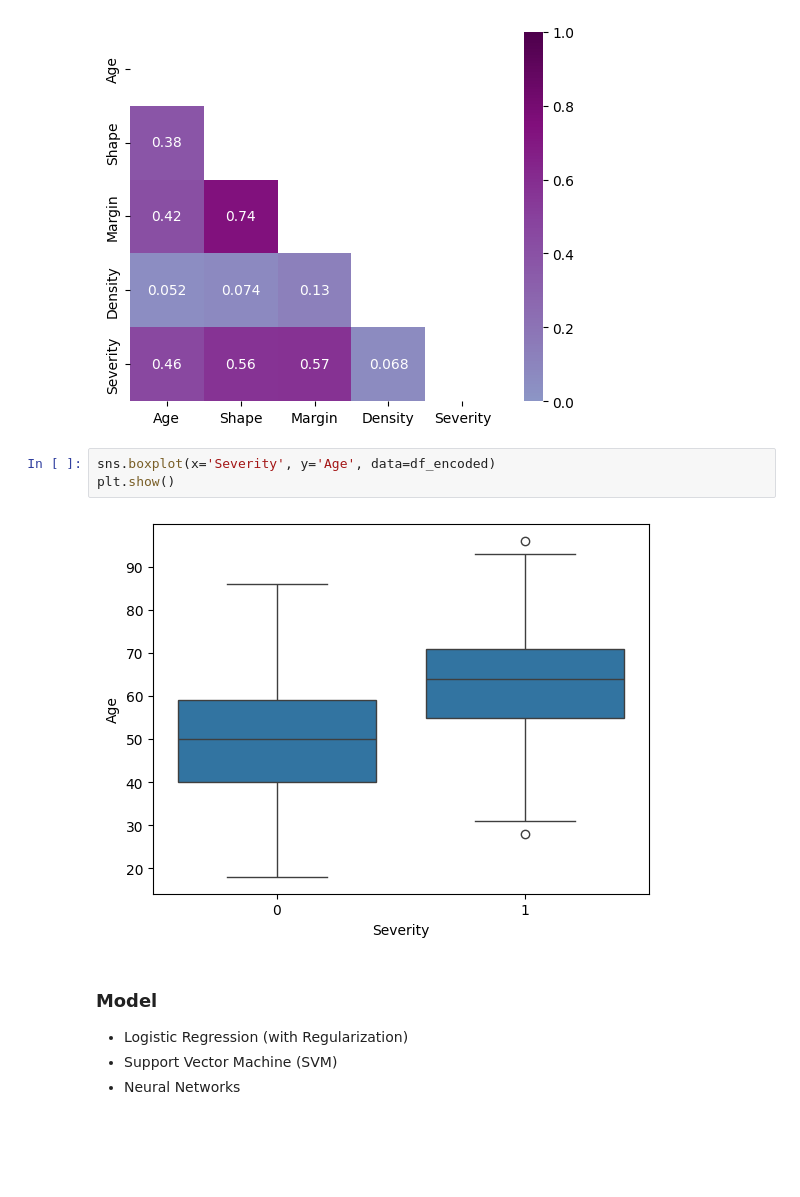
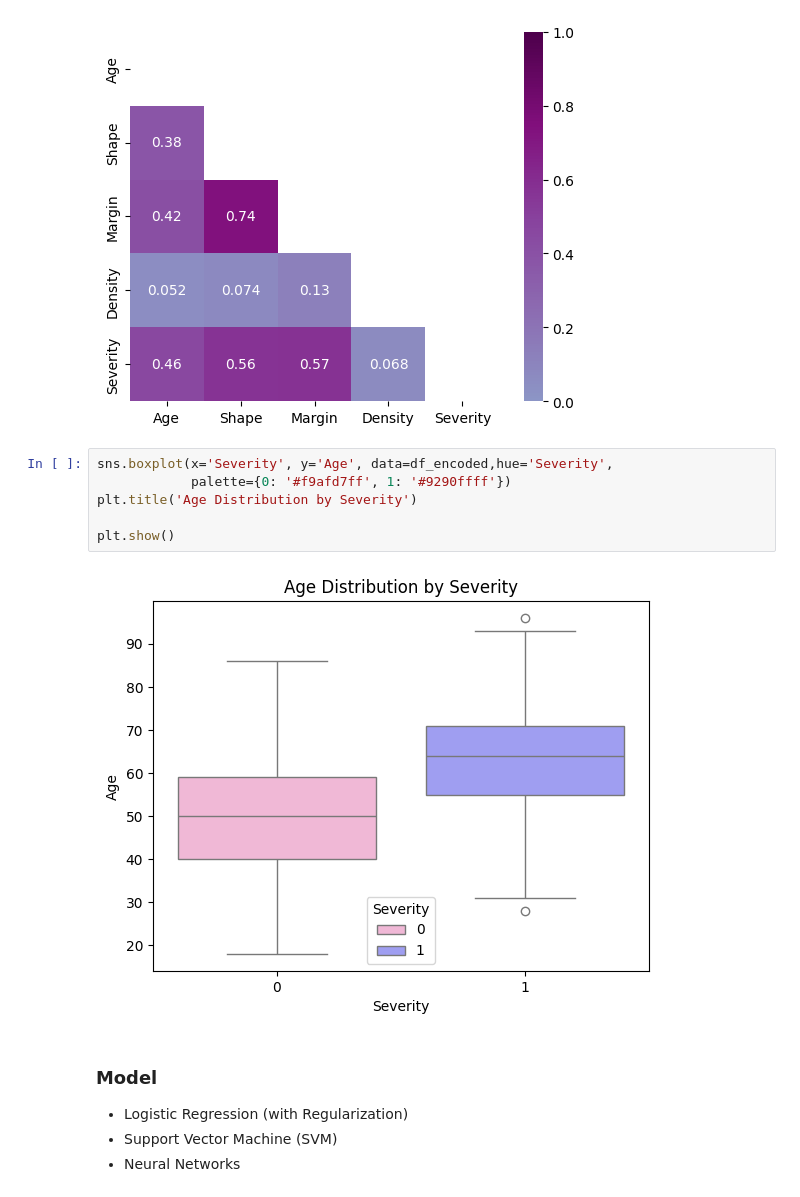
Before and after one commit to ceciliasant/AAproj1, a Jupyter notebook: proj1.ipynb, the cells around one changed output. Drawn from its saved outputs; the diff is of its cells as text; blank space fills up the shorter version.

```diff
--- a/proj1.ipynb
+++ b/proj1.ipynb
@@ -198,10 +198,13 @@ plt.show()
 # %% [output]
 [figure]
 # %%
-sns.boxplot(x='Severity', y='Age', data=df_encoded)
+sns.boxplot(x='Severity', y='Age', data=df_encoded,hue='Severity',
+            palette={0: '#f9afd7ff', 1: '#9290ffff'})
+plt.title('Age Distribution by Severity')
+
 plt.show()
 # %% [output]
-[figure, old version]
+[figure, new version]
 # %% [markdown]
 ### Model
 
```
Also changed, not shown: parts of 2 cells of this notebook.
